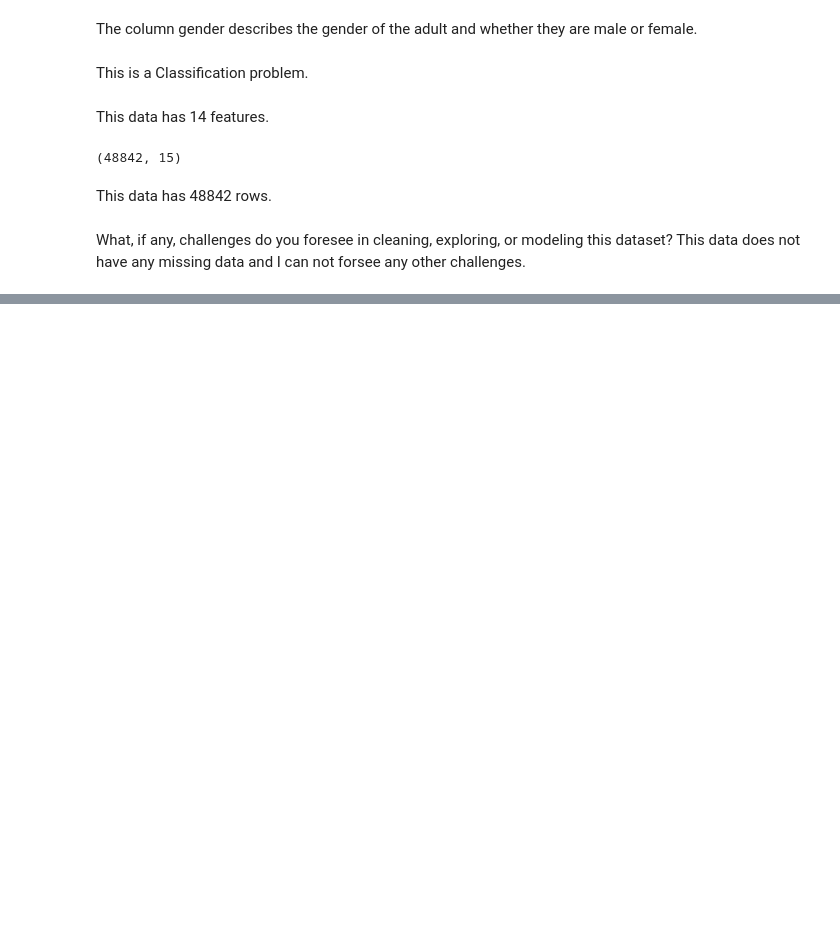
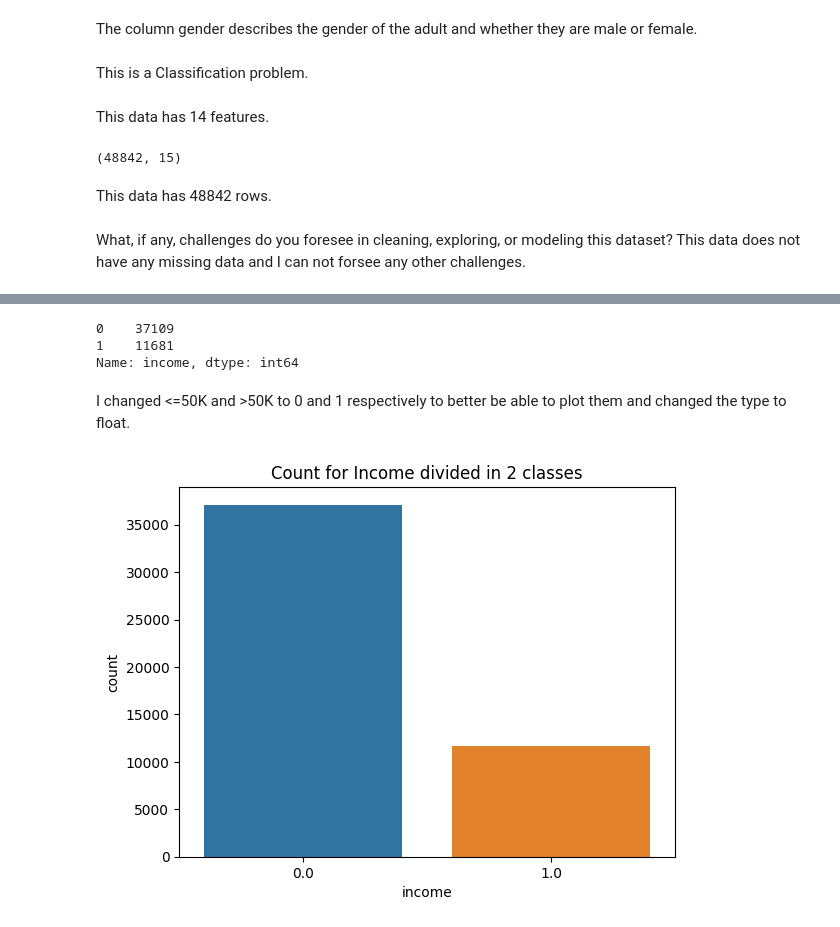
Before and after one commit to GregoryL12/Project-2, a Jupyter notebook: Project_2.ipynb, the cells around one changed output, grey strips where cells are left out. Saved outputs shown, nothing was run; the diff lists cells and outputs as text; code cells hidden in the pictures; blank space fills up the shorter version.

```diff
--- a/Project_2.ipynb
+++ b/Project_2.ipynb
@@ -110,0 +269,3 @@ What, if any, challenges do you foresee in cleaning, exploring, or modeling this
+# %%
+ai_df.drop_duplicates(inplace=True)
+print(f'There are {ai_df.duplicated().sum()} duplicate rows.')
@@ -110,0 +328,4 @@ What, if any, challenges do you foresee in cleaning, exploring, or modeling this
+# %%
+ai_df['workclass'] = ai_df['workclass'].replace('?','Private')
+ai_df['native-country'] = ai_df['native-country'].replace('?','United-States')
+ai_df['occupation'] = ai_df['occupation'].replace('?','Did-not-respond')
@@ -110,0 +346,6 @@ What, if any, challenges do you foresee in cleaning, exploring, or modeling this
+# %%
+ai_df['income'] = ai_df['income'].replace('<=50K','0')
+ai_df['income'] = ai_df['income'].replace('>50K','1')
+# %%
+ai_df['income'] = ai_df['income'].astype(float)
+ai_df.dtypes
@@ -110,0 +369,13 @@ What, if any, challenges do you foresee in cleaning, exploring, or modeling this
+# %%
+ai_df['income'].value_counts()
+# %% [output]
+0    37109
+1    11681
+Name: income, dtype: int64
+# %% [markdown]
+I changed <=50K and >50K to 0 and 1 respectively to better be able to plot them and changed the type to float.
+# %%
+ax = sns.countplot(x=ai_df['income'])
+ax.set_title('Count for Income divided in 2 classes');
+# %% [output]
+[figure, added]
```
Also changed, not shown: parts of 39 cells of this notebook.
